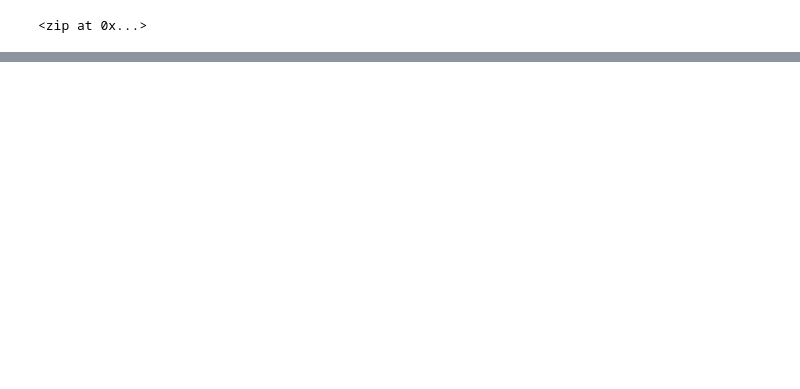
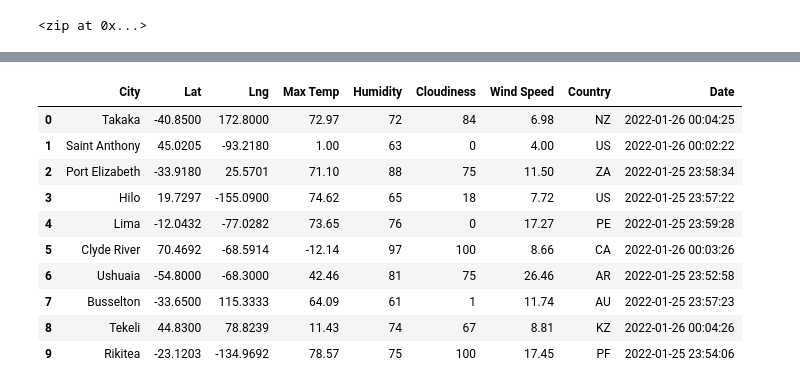
Before and after one commit to Nusratnimme/World_Weather_Analysis, a Jupyter notebook: WeatherPy.ipynb, the cells around one changed output, grey strips where cells are left out. Saved outputs shown, nothing was run; the diff lists cells and outputs as text; code cells hidden in the pictures; blank space fills up the shorter version.

Commit message:
Adding files to weather analysis.

```diff
--- a/WeatherPy.ipynb
+++ b/WeatherPy.ipynb
@@ -33,0 +40,3 @@ len(cities)
+# %%
+# Starting URL for Weather Map API Call.
+url = "http://api.openweathermap.org/data/2.5/weather?units=Imperial&APPID=" + weather_api_key
@@ -33,0 +47,10 @@ len(cities)
+# %%
+# Create an empty list to hold the weather data.
+city_data = []
+# Print the beginning of the logging.
+print("Beginning Data Retrieval     ")
+print("-----------------------------")
+
+# Create counters.
+record_count = 1
+set_count = 1
@@ -33,0 +130,16 @@ len(cities)
+# %%
+# Convert the array of dictionaries to a Pandas DataFrame.
+city_data_df = pd.DataFrame(city_data)
+city_data_df.head(10)
+# %% [output]
+|  | City | Lat | Lng | Max Temp | Humidity | Cloudiness | Wind Speed | Country | Date |
+| 0 | Takaka | -40.8500 | 172.8000 | 72.97 | 72 | 84 | 6.98 | NZ | 2022-01-26 00:04:25 |
+| 1 | Saint Anthony | 45.0205 | -93.2180 | 1.00 | 63 | 0 | 4.00 | US | 2022-01-26 00:02:22 |
+| 2 | Port Elizabeth | -33.9180 | 25.5701 | 71.10 | 88 | 75 | 11.50 | ZA | 2022-01-25 23:58:34 |
+| 3 | Hilo | 19.7297 | -155.0900 | 74.62 | 65 | 18 | 7.72 | US | 2022-01-25 23:57:22 |
+| 4 | Lima | -12.0432 | -77.0282 | 73.65 | 76 | 0 | 17.27 | PE | 2022-01-25 23:59:28 |
+| 5 | Clyde River | 70.4692 | -68.5914 | -12.14 | 97 | 100 | 8.66 | CA | 2022-01-26 00:03:26 |
+| 6 | Ushuaia | -54.8000 | -68.3000 | 42.46 | 81 | 75 | 26.46 | AR | 2022-01-25 23:52:58 |
+| 7 | Busselton | -33.6500 | 115.3333 | 64.09 | 61 | 1 | 11.74 | AU | 2022-01-25 23:57:23 |
+| 8 | Tekeli | 44.8300 | 78.8239 | 11.43 | 74 | 67 | 8.81 | KZ | 2022-01-26 00:04:26 |
+| 9 | Rikitea | -23.1203 | -134.9692 | 78.57 | 75 | 100 | 17.45 | PF | 2022-01-25 23:54:06 |
```
Also changed, not shown: parts of 8 cells of this notebook, 3 other files.
